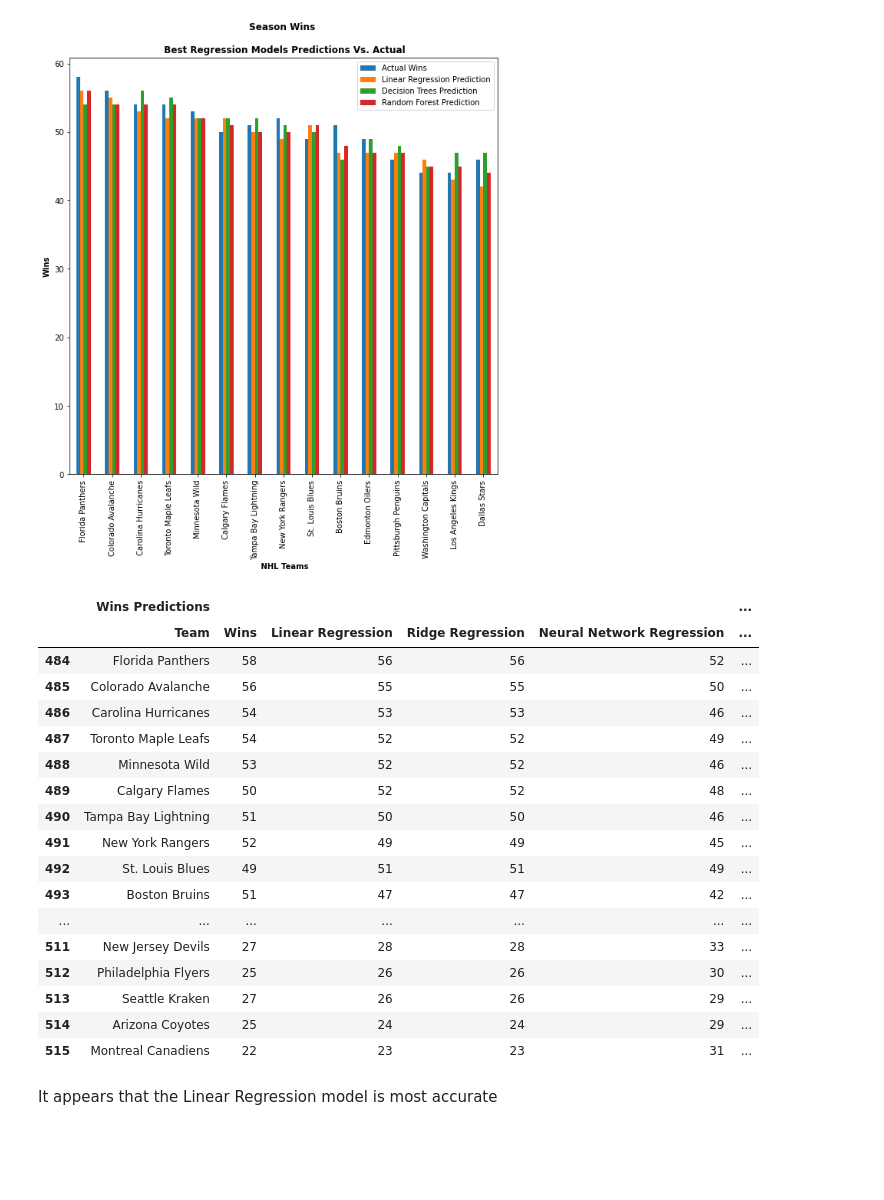
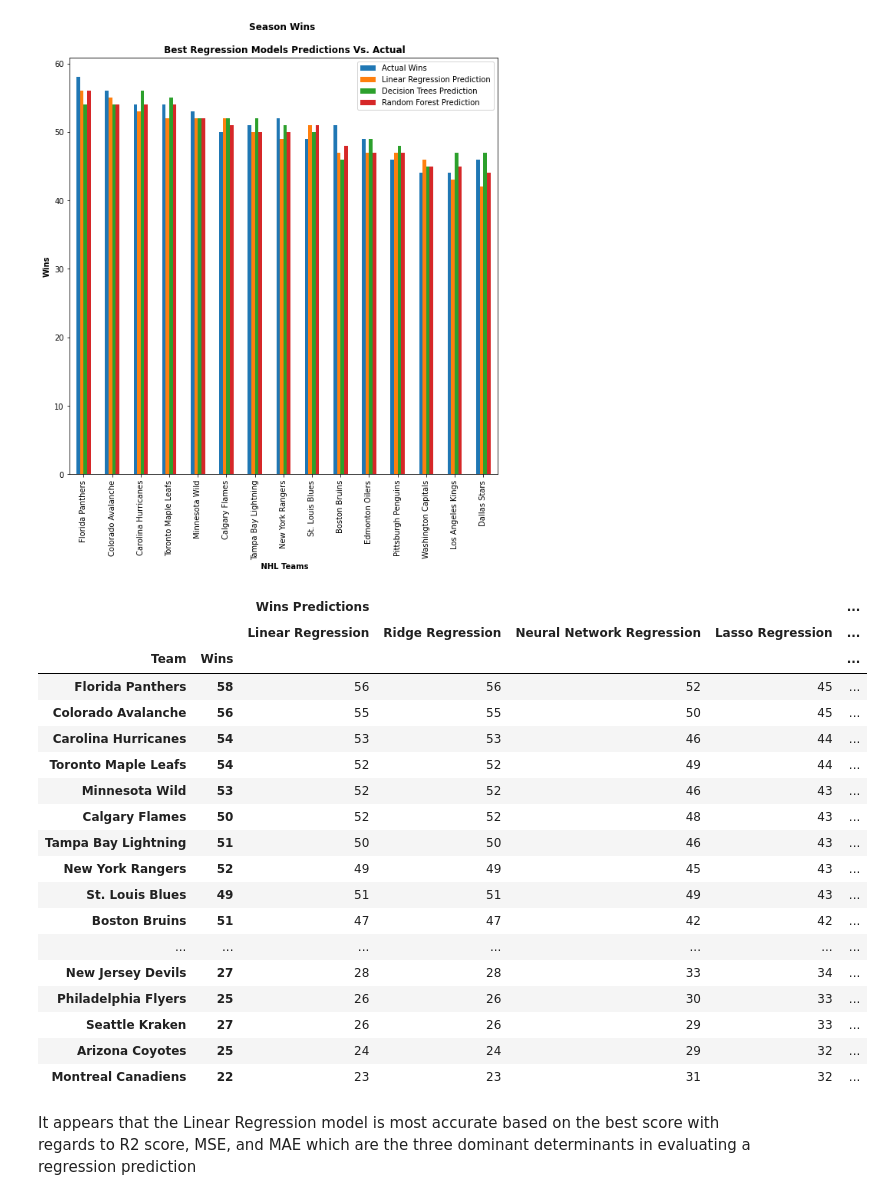
Before and after one commit to joelejchental/Portfolio---Data-Science, a Jupyter notebook: NHL Predict Wins - Machine Learning.ipynb, the cells around one changed output. Saved outputs shown, nothing was run; the diff lists cells and outputs as text; code cells hidden in the pictures; blank space fills up the shorter version.

```diff
--- a/NHL Predict Wins - Machine Learning.ipynb
+++ b/NHL Predict Wins - Machine Learning.ipynb
@@ -265,38 +265,39 @@ plt.ylabel("Wins", fontweight="bold")
 Text(0, 0.5, 'Wins')
 [figure]
 # %%
-# team_stats_2021_2022.set_index(['Team', 'Wins'], inplace=True)
+team_stats_2021_2022.set_index(['Team', 'Wins'], inplace=True)
 # Set index to 'Team, Wins' for clarity
 
 # Creating a multi index with "Wins Predictions" as title of all columns
 
 def add_top_column(df, top_col, inplace=False):
     if not inplace:
         df = df.copy()
 
     df.columns = pd.MultiIndex.from_product([[top_col], df.columns])
     return df
 
 results = add_top_column(team_stats_2021_2022, "Wins Predictions")
 results
 # %% [output]
-|  | Wins Predictions |  |  |  |  | ... |
-|  | Team | Wins | Linear Regression | Ridge Regression | Neural Network Regression | ... |
-| 484 | Florida Panthers | 58 | 56 | 56 | 52 | ... |
-| 485 | Colorado Avalanche | 56 | 55 | 55 | 50 | ... |
-| 486 | Carolina Hurricanes | 54 | 53 | 53 | 46 | ... |
-| 487 | Toronto Maple Leafs | 54 | 52 | 52 | 49 | ... |
-| 488 | Minnesota Wild | 53 | 52 | 52 | 46 | ... |
-| 489 | Calgary Flames | 50 | 52 | 52 | 48 | ... |
-| 490 | Tampa Bay Lightning | 51 | 50 | 50 | 46 | ... |
-| 491 | New York Rangers | 52 | 49 | 49 | 45 | ... |
-| 492 | St. Louis Blues | 49 | 51 | 51 | 49 | ... |
-| 493 | Boston Bruins | 51 | 47 | 47 | 42 | ... |
+|  |  | Wins Predictions |  |  |  | ... |
+|  |  | Linear Regression | Ridge Regression | Neural Network Regression | Lasso Regression | ... |
+| Team | Wins |  |  |  |  | ... |
+| Florida Panthers | 58 | 56 | 56 | 52 | 45 | ... |
+| Colorado Avalanche | 56 | 55 | 55 | 50 | 45 | ... |
+| Carolina Hurricanes | 54 | 53 | 53 | 46 | 44 | ... |
+| Toronto Maple Leafs | 54 | 52 | 52 | 49 | 44 | ... |
+| Minnesota Wild | 53 | 52 | 52 | 46 | 43 | ... |
+| Calgary Flames | 50 | 52 | 52 | 48 | 43 | ... |
+| Tampa Bay Lightning | 51 | 50 | 50 | 46 | 43 | ... |
+| New York Rangers | 52 | 49 | 49 | 45 | 43 | ... |
+| St. Louis Blues | 49 | 51 | 51 | 49 | 43 | ... |
+| Boston Bruins | 51 | 47 | 47 | 42 | 42 | ... |
 | ... | ... | ... | ... | ... | ... | ... |
-| 511 | New Jersey Devils | 27 | 28 | 28 | 33 | ... |
-| 512 | Philadelphia Flyers | 25 | 26 | 26 | 30 | ... |
-| 513 | Seattle Kraken | 27 | 26 | 26 | 29 | ... |
-| 514 | Arizona Coyotes | 25 | 24 | 24 | 29 | ... |
-| 515 | Montreal Canadiens | 22 | 23 | 23 | 31 | ... |
+| New Jersey Devils | 27 | 28 | 28 | 33 | 34 | ... |
+| Philadelphia Flyers | 25 | 26 | 26 | 30 | 33 | ... |
+| Seattle Kraken | 27 | 26 | 26 | 29 | 33 | ... |
+| Arizona Coyotes | 25 | 24 | 24 | 29 | 32 | ... |
+| Montreal Canadiens | 22 | 23 | 23 | 31 | 32 | ... |
 # %% [markdown]
-It appears that the Linear Regression model is most accurate
+It appears that the Linear Regression model is most accurate based on the best score with regards to R2 score, MSE, and MAE which are the three dominant determinants in evaluating a regression prediction
```
Also changed, not shown: 2 other files.
